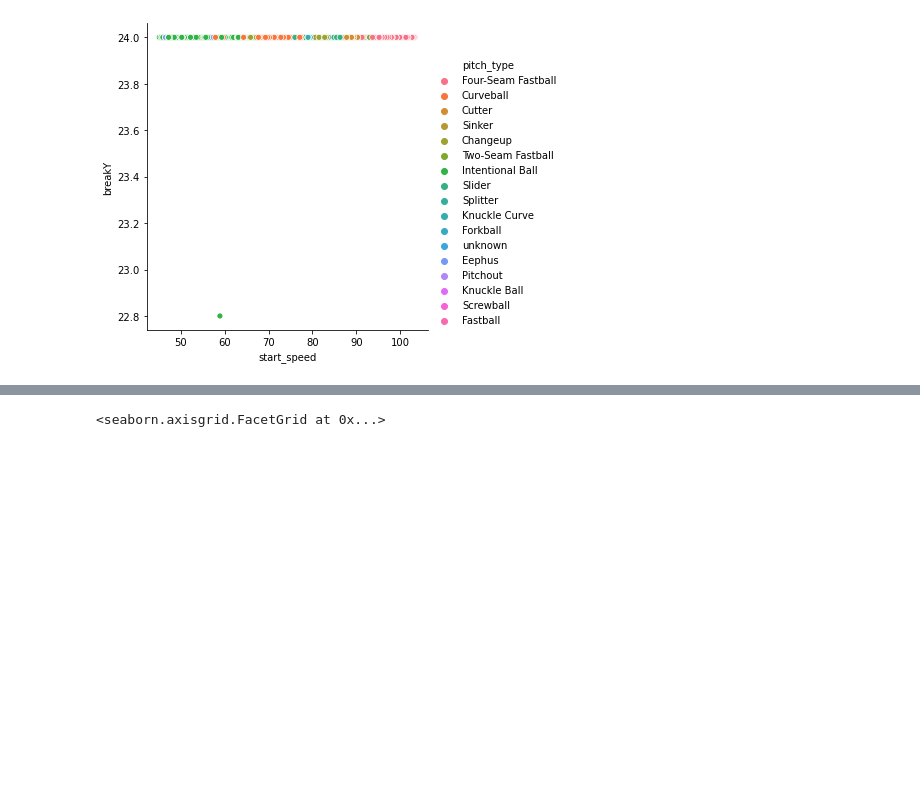
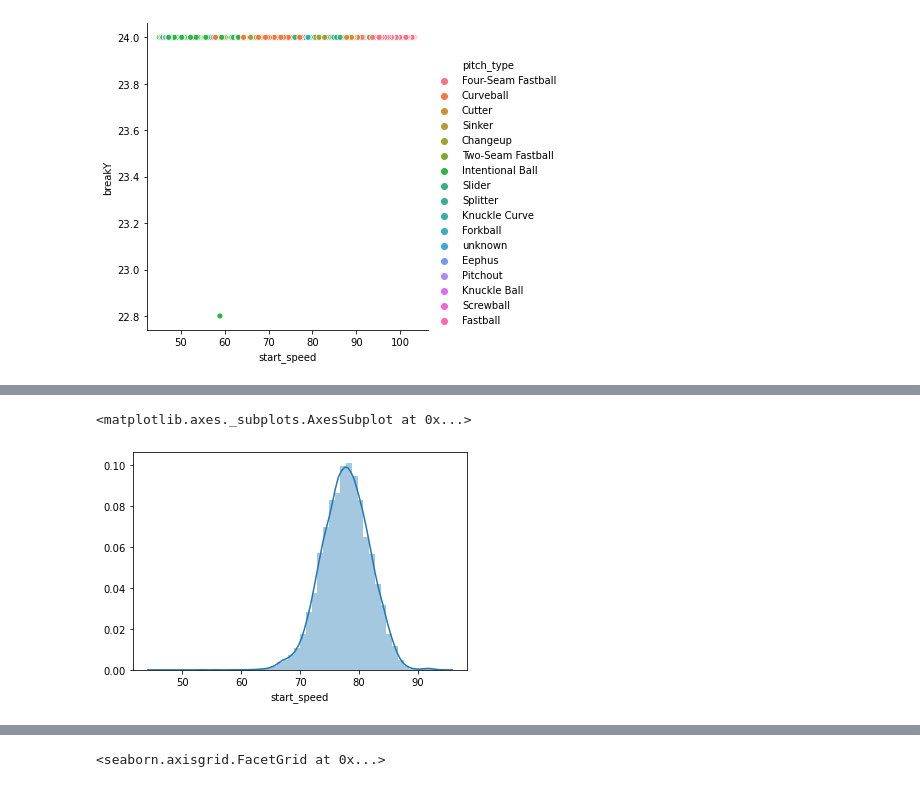
Before and after one commit to nps1984/DSC550, a Jupyter notebook: DSC550_NSalisbury_FinalProject_Final-Code.ipynb, the cells around one changed output, grey strips where cells are left out. Saved outputs shown, nothing was run; the diff lists cells and outputs as text; code cells hidden in the pictures; blank space fills up the shorter version.

```diff
--- a/DSC550_NSalisbury_FinalProject_Final-Code.ipynb
+++ b/DSC550_NSalisbury_FinalProject_Final-Code.ipynb
@@ -235,0 +271,5 @@ sns.relplot(x="start_speed",y="breakY",hue="pitch_type",data=df2015)
+# %%
+sns.distplot(df2015[df2015['pitch_type']=='Curveball']['start_speed'])
+# %% [output]
+<matplotlib.axes._subplots.AxesSubplot at 0x...>
+[figure, added]
```
Also changed, not shown: parts of 7 cells of this notebook.
